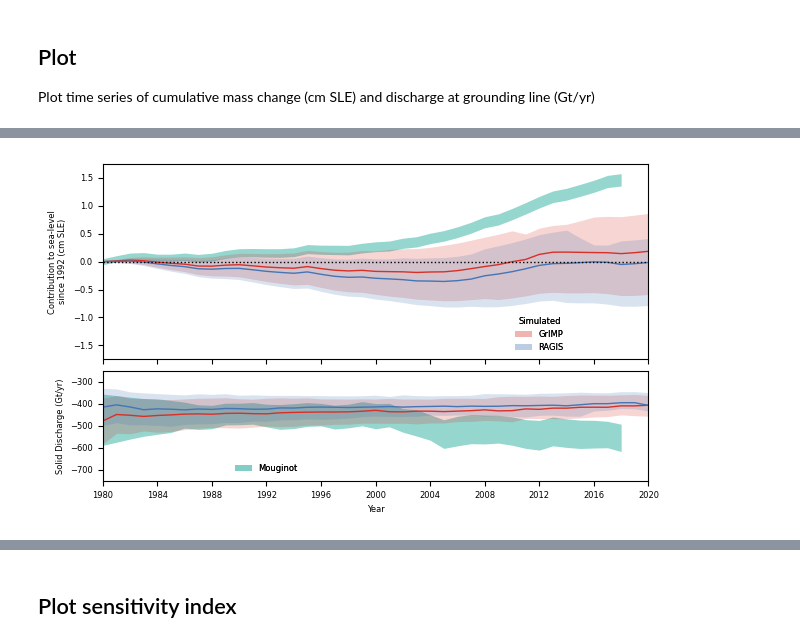
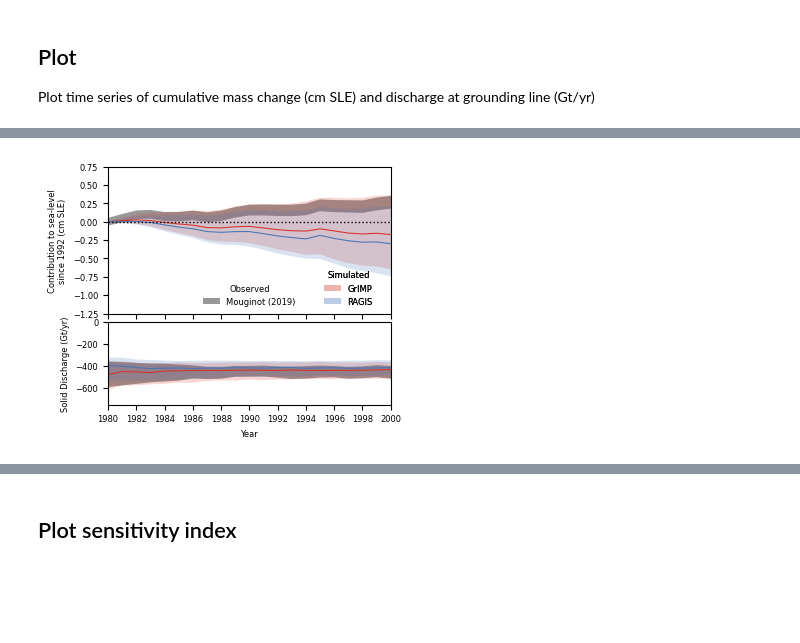
Before and after one commit to pism/pism-ragis, a Jupyter notebook: notebooks/analyze_ensembles.ipynb, the cells around one changed output, grey strips where cells are left out. Cells and saved outputs as stored; diff of their text form; code cells hidden in the pictures; blank space fills up the shorter version.

Commit message:
clean up analysis notebook  Please enter the commit message for your changes. Lines starting

```diff
--- a/notebooks/analyze_ensembles.ipynb
+++ b/notebooks/analyze_ensembles.ipynb
@@ -260,83 +306,81 @@ fig.savefig(fig_dir / "obs_1980-2020.png", dpi=600)
 # %%
+imbie[[discharge_uncertainty_varname]].mean() / mou_gis[[discharge_uncertainty_varname]].mean()
 sigma_mass = 1
 sigma_discharge = 5
-
-
-plot_experiments = experiments
+plot_experiments = [experiments[0], experiments[1]]
 
 plt.rc('font', size=6)
 plt.style.use("tableau-colorblind10")
 
-fig, axs = plt.subplots(nrows=2, ncols=1, sharex="col", figsize=(6.2, 3.6), height_ratios=[16, 9])
-fig.subplots_adjust(wspace=0, hspace=0.075, bottom=0.1, top=0.98, left=0.1, right=0.98)
+fig, axs = plt.subplots(nrows=2, ncols=1, sharex="col", figsize=(3.6, 2.8), height_ratios=[16, 9])
+fig.subplots_adjust(wspace=0, hspace=0.075, bottom=0.125, top=0.975, left=0.175, right=0.96)
 
 
-for obs, o, obs_color, obs_loc, obs_alpha  in zip([mou_gis], ["Mouginot"],
-                                       [mou_color], [(0.3, 0.0)], [0.8]):
-    obs_ci = axs[0].fill_between(obs["Date"],
-                    (obs[mass_varname] + sigma_mass * obs[mass_uncertainty_varname]),
-                    (obs[mass_varname] - sigma_mass * obs[mass_uncertainty_varname]),
-                    ls="solid", color=obs_color, lw=0, alpha=obs_alpha, label=f"{sigma}-$\sigma$")
+for obs, o, obs_color, obs_loc, obs_alpha  in zip([mou_gis], ["Mouginot (2019)"],
+                                       [mou_color], [(0.5, 0.0)], [0.5]):
+    if mass_varname in obs:
+        obs_ci = axs[0].fill_between(obs["Date"],
+                        (obs[mass_varname] + sigma_mass * obs[mass_uncertainty_varname]),
+                        (obs[mass_varname] - sigma_mass * obs[mass_uncertainty_varname]),
+                        ls="solid", color=obs_color, lw=0, alpha=obs_alpha, label=o)
     axs[1].fill_between(obs["Date"],
                     (obs[discharge_varname] + sigma_discharge * obs[discharge_uncertainty_varname]),
                     (obs[discharge_varname] - sigma_discharge * obs[discharge_uncertainty_varname]),
-                    ls="solid", color=obs_color, lw=0, alpha=obs_alpha, label=o)
+                    ls="solid", color=obs_color, lw=0, alpha=obs_alpha)
 
-
-legend_obs = axs[1].legend(loc="lower center", bbox_to_anchor=obs_loc)
-legend_obs.get_frame().set_linewidth(0.0)
-legend_obs.get_frame().set_alpha(0.0)
-axs[1].add_artist(legend_obs)
+    legend_obs = axs[0].legend(handles=[obs_ci], loc="lower center", bbox_to_anchor=obs_loc,
+                               title="Observed")
+    legend_obs.get_frame().set_linewidth(0.0)
+    legend_obs.get_frame().set_alpha(0.0)
+    axs[0].add_artist(legend_obs)
 
 
 sims_cis = []
 sims_lines = []
 for k, exp in enumerate(plot_experiments):
     df = exp["data_df"]
-    q_16 = df.groupby(by="time").quantile(0.16, numeric_only=True)
+    q_05 = df.groupby(by="time").quantile(0.05, numeric_only=True)
     q_50 = df.groupby(by="time").quantile(0.50, numeric_only=True)
-    q_84 = df.groupby(by="time").quantile(0.84, numeric_only=True)
-    sims_line = axs[0].plot(q_50.index, q_50[mass_varname], color=sim_colors[k], alpha=1.0, lw=1)
-    axs[1].plot(q_50.index, q_50[discharge_varname], color=sim_colors[k], alpha=1.0, lw=1)
-    sims_ci = axs[0].fill_between(q_16.index, q_16[mass_varname],
-                        q_84[mass_varname], color=sim_colors[k], alpha=0.2, lw=0, label=exp["Experiment"])
-    axs[1].fill_between(q_16.index, q_16[discharge_varname],
-                        q_84[discharge_varname], color=sim_colors[k], alpha=0.2, lw=0)
+    q_95 = df.groupby(by="time").quantile(0.95, numeric_only=True)
+    sims_line = axs[0].plot(q_50.index, q_50[mass_varname], color=sim_colors[k], alpha=1.0, lw=0.75)
+    axs[1].plot(q_50.index, q_50[discharge_varname], color=sim_colors[k], alpha=1.0, lw=0.75)
+    sims_ci = axs[0].fill_between(q_05.index, q_05[mass_varname],
+                        q_95[mass_varname], color=sim_colors[k], alpha=0.2, lw=0, label=exp["Experiment"])
+    axs[1].fill_between(q_05.index, q_05[discharge_varname],
+                        q_95[discharge_varname], color=sim_colors[k], alpha=0.2, lw=0)
     sims_cis.append(sims_ci)
     sims_lines.append(sims_line[0])
 
 if len(sims_cis) < 4:
     ncols = 1
 else:
     ncols = 2
-legend_sims = axs[0].legend(handles=sims_cis, loc="lower center", bbox_to_anchor=[0.8, .0],
+legend_sims = axs[0].legend(handles=sims_cis, loc="lower center", bbox_to_anchor=[0.85, .0],
                            title=f"Simulated", ncols=ncols)
 legend_sims.get_frame().set_linewidth(0.0)
 legend_sims.get_frame().set_alpha(0.0)
 axs[0].add_artist(legend_sims)
-
-
 
 
 fig.set_facecolor(bg_color)
 for ax in axs:
     ax.set_facecolor(bg_color)
 fig.set_facecolor(bg_color)
 
 axs[0].axhline(0, color="k", ls="dotted", lw=1.0)
 axs[0].set_xlabel("")
 axs[0].set_ylabel("Contribution to sea-level\nsince 1992 (cm SLE)")
 axs[-1].set_xlabel("Year")
 axs[1].set_ylabel("Solid Discharge (Gt/yr)")
 axs[0].set_xlim(pd.to_datetime("1980-1-1"), pd.to_datetime("2020-1-1"))
-axs[0].set_ylim(-1.75, 1.75)
-axs[1].set_ylim(-750, -250)
+axs[0].set_ylim(-1.25, 0.75)
+axs[1].set_ylim(-750, 0)
 
-# fig.tight_layout()
-fig.savefig(fig_dir / "ragis-comp_scalar_1980-2020.pdf")
-fig.savefig(fig_dir / "ragis-comp_scalar_1980-2020.png", dpi=600)
+axs[0].set_xlim(pd.to_datetime("1980-1-1"), pd.to_datetime("2000-1-1"))
+fig.savefig(fig_dir / "ragis-comp_scalar_1980-2000.pdf")
+fig.savefig(fig_dir / "ragis-comp_scalar_1980-2000.png", dpi=600)
 # %% [output]
-[figure, old version]
+[figure, new version]
 # %%
 imbie[[discharge_uncertainty_varname]].mean() / mou_gis[[discharge_uncertainty_varname]].mean()
 sigma_mass = 1
```
Also changed, not shown: parts of 38 cells of this notebook, 2 other files.
